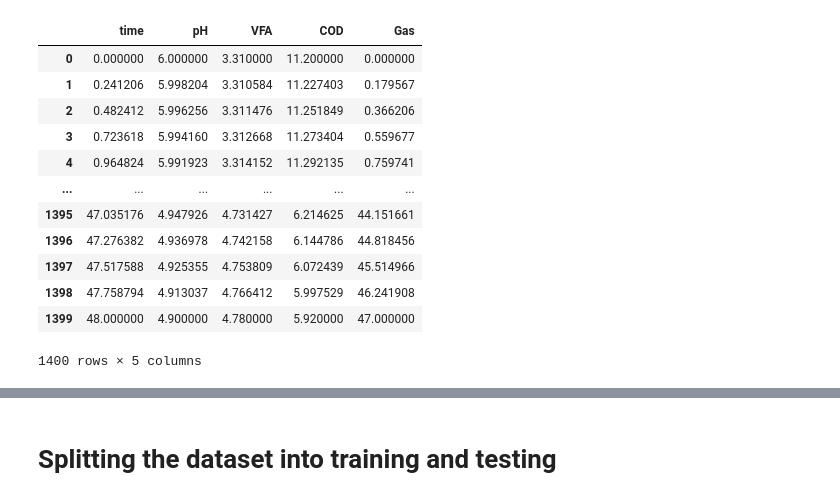
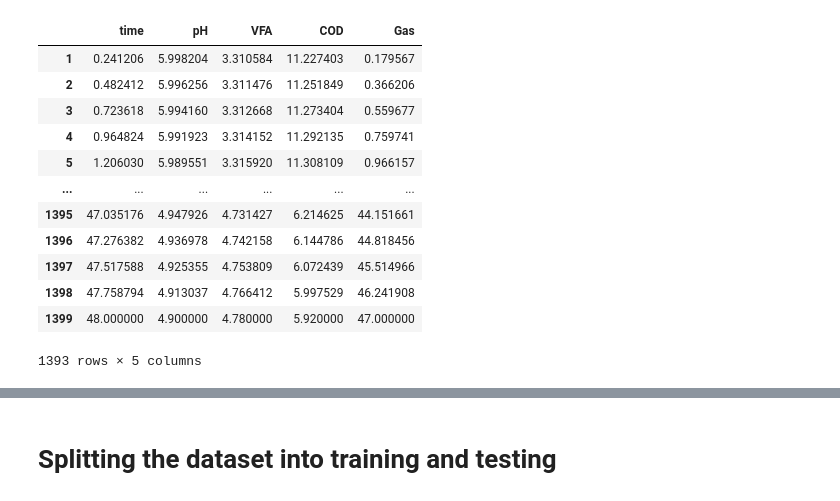
Before and after one commit to ayushranjan6456/HydrogenPrediction, a Jupyter notebook: Hydrogen_Prediction.ipynb, the cells around one changed output, grey strips where cells are left out. Drawn from its saved outputs; the diff is of its cells as text; code cells hidden in the pictures.

```diff
--- a/Hydrogen_Prediction.ipynb
+++ b/Hydrogen_Prediction.ipynb
@@ -12,23 +12,24 @@ import matplotlib.pyplot as plt
 # %%
 df = pd.read_csv('/content/gdrive/My Drive/dataset/interpolated_merged.csv')
 
 #Drop the unnamed column with index of all 7 cycles individually
 df.drop(df.columns[df.columns.str.contains('unnamed',case = False)],axis = 1, inplace = True)
+df= df[df['Gas'] != 0]
 
 df
 # %% [output]
 |  | time | pH | VFA | COD | Gas |
-| 0 | 0.000000 | 6.000000 | 3.310000 | 11.200000 | 0.000000 |
 | 1 | 0.241206 | 5.998204 | 3.310584 | 11.227403 | 0.179567 |
 | 2 | 0.482412 | 5.996256 | 3.311476 | 11.251849 | 0.366206 |
 | 3 | 0.723618 | 5.994160 | 3.312668 | 11.273404 | 0.559677 |
 | 4 | 0.964824 | 5.991923 | 3.314152 | 11.292135 | 0.759741 |
+| 5 | 1.206030 | 5.989551 | 3.315920 | 11.308109 | 0.966157 |
 | ... | ... | ... | ... | ... | ... |
 | 1395 | 47.035176 | 4.947926 | 4.731427 | 6.214625 | 44.151661 |
 | 1396 | 47.276382 | 4.936978 | 4.742158 | 6.144786 | 44.818456 |
 | 1397 | 47.517588 | 4.925355 | 4.753809 | 6.072439 | 45.514966 |
 | 1398 | 47.758794 | 4.913037 | 4.766412 | 5.997529 | 46.241908 |
 | 1399 | 48.000000 | 4.900000 | 4.780000 | 5.920000 | 47.000000 |
-1400 rows × 5 columns
+1393 rows × 5 columns
 # %%
 
```
Also changed, not shown: parts of 19 cells of this notebook.
